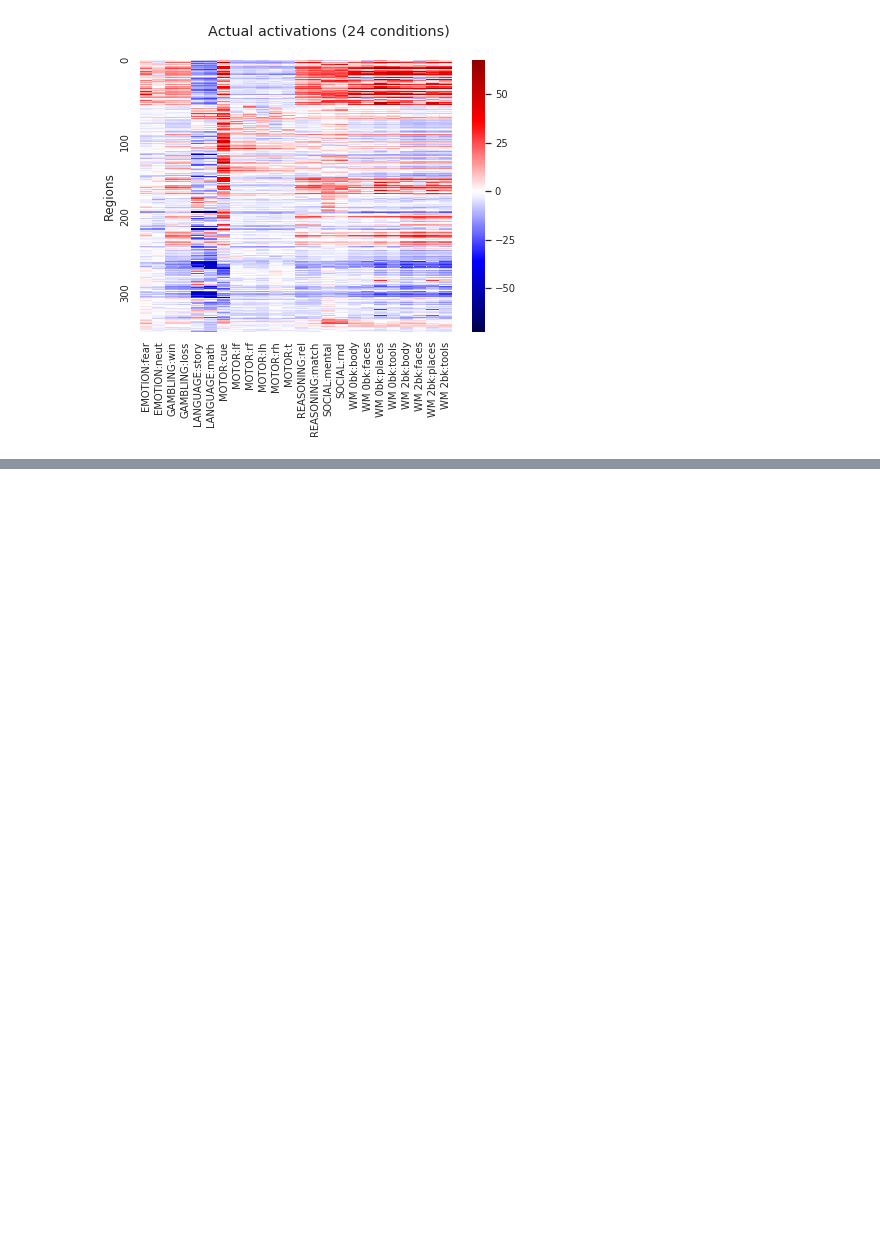
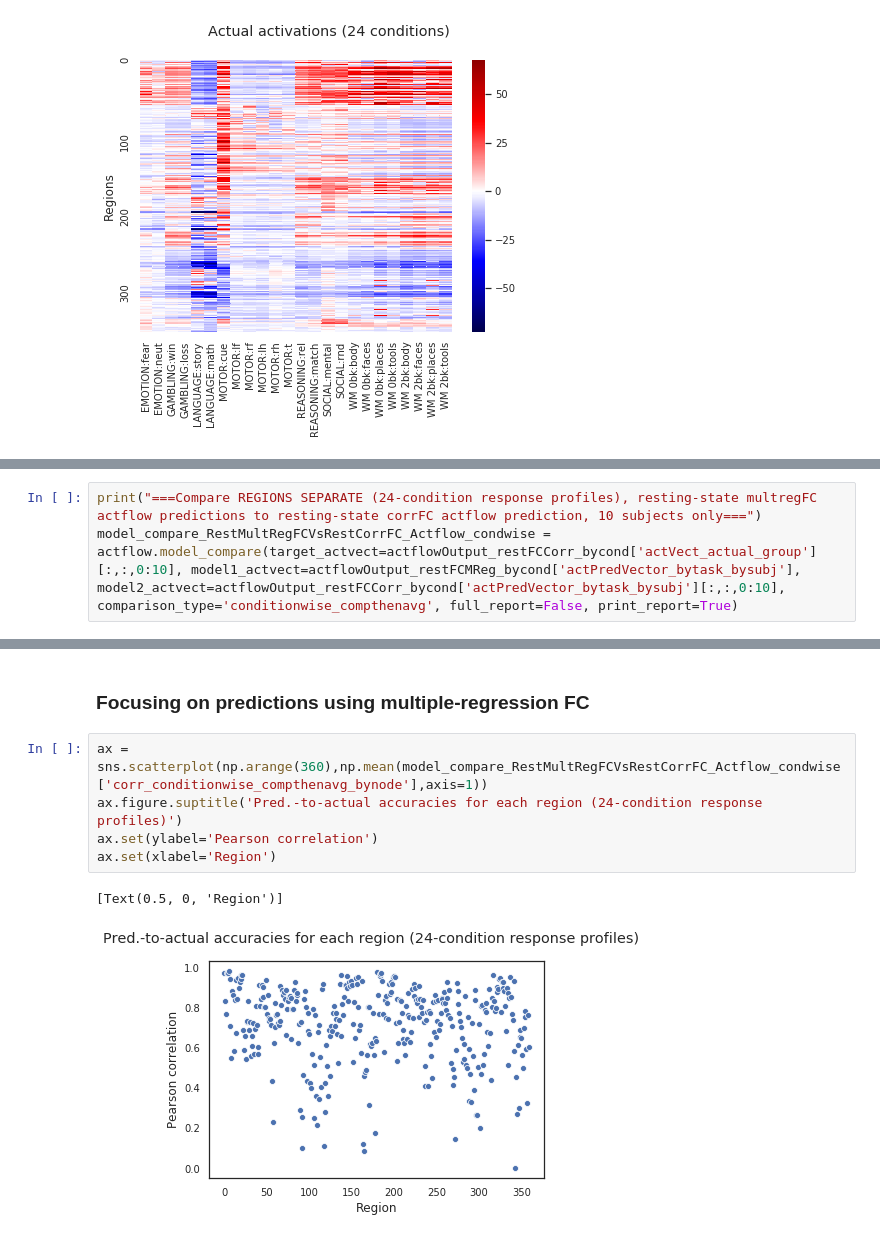
Before and after one commit to ColeLab/ActflowToolbox, a Jupyter notebook: examples/HCP_example.ipynb, the cells around one changed output, grey strips where cells are left out. Saved outputs shown, nothing was run; the diff lists cells and outputs as text; blank space fills up the shorter version.

```diff
--- a/examples/HCP_example.ipynb
+++ b/examples/HCP_example.ipynb
@@ -193,0 +241,3 @@ Model1 vs. Model2 T-value: 21.83, p-value: 4.185118497632039e-09
+# %%
+print("===Compare REGIONS SEPARATE (24-condition response profiles), resting-state multregFC actflow predictions to resting-state corrFC actflow prediction, 10 subjects only===")
+model_compare_RestMultRegFCVsRestCorrFC_Actflow_condwise = actflow.model_compare(target_actvect=actflowOutput_restFCCorr_bycond['actVect_actual_group'][:,:,0:10], model1_actvect=actflowOutput_restFCMReg_bycond['actPredVector_bytask_bysubj'], model2_actvect=actflowOutput_restFCCorr_bycond['actPredVector_bytask_bysubj'][:,:,0:10], comparison_type='conditionwise_compthenavg', full_report=False, print_report=True)
@@ -193,0 +262,10 @@ Model1 vs. Model2 T-value: 21.83, p-value: 4.185118497632039e-09
+# %% [markdown]
+### Focusing on predictions using multiple-regression FC
+# %%
+ax = sns.scatterplot(np.arange(360),np.mean(model_compare_RestMultRegFCVsRestCorrFC_Actflow_condwise['corr_conditionwise_compthenavg_bynode'],axis=1))
+ax.figure.suptitle('Pred.-to-actual accuracies for each region (24-condition response profiles)')
+ax.set(ylabel='Pearson correlation')
+ax.set(xlabel='Region')
+# %% [output]
+[Text(0.5, 0, 'Region')]
+[figure, added]
```
Also changed, not shown: parts of 18 cells of this notebook, 1 other file.
